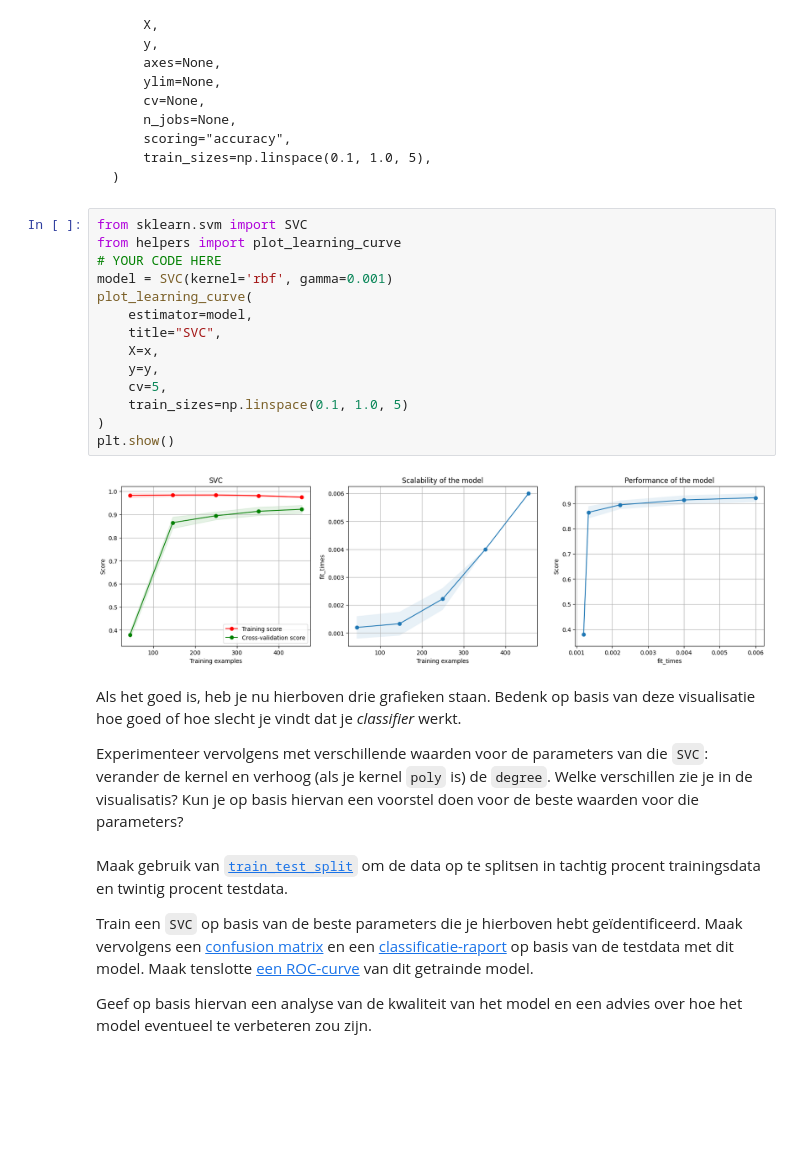
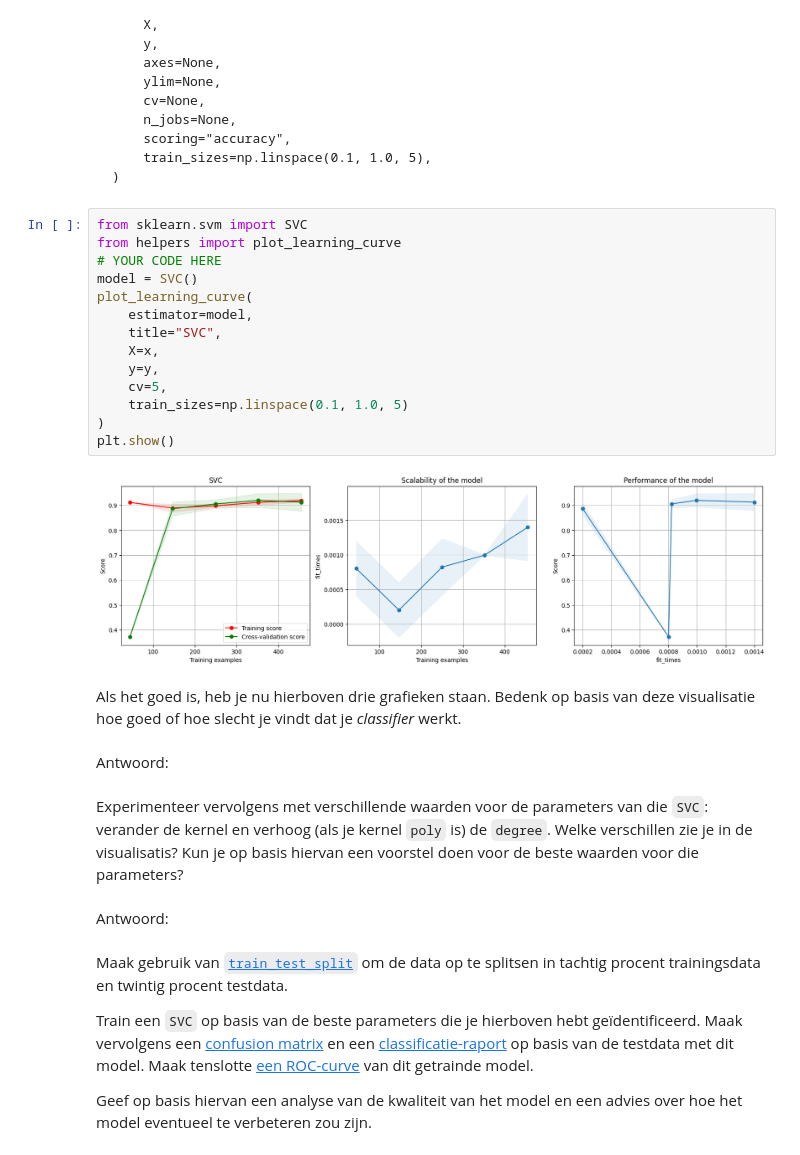
Before and after one commit to graatje/Machine-Learning, a Jupyter notebook: Opdracht model-evaluatie.ipynb, the cells around one changed output. Cells and saved outputs as stored; diff of their text form; blank space fills up the shorter version.

```diff
--- a/Opdracht model-evaluatie.ipynb
+++ b/Opdracht model-evaluatie.ipynb
@@ -58,23 +58,28 @@ plot_learning_curve(
 # %%
 from sklearn.svm import SVC
 from helpers import plot_learning_curve
 # YOUR CODE HERE
-model = SVC(kernel='rbf', gamma=0.001)
+model = SVC()
 plot_learning_curve(
     estimator=model,
     title="SVC",
     X=x,
     y=y,
     cv=5,
     train_sizes=np.linspace(0.1, 1.0, 5)
 )
 plt.show()
 # %% [output]
-[figure, old version]
+[figure, new version]
+# %% [markdown]
+Als het goed is, heb je nu hierboven drie grafieken staan. Bedenk op basis van deze visualisatie hoe goed of hoe slecht je vindt dat je *classifier* werkt.
+# %% [markdown]
+Antwoord:
 # %% [markdown]
-Als het goed is, heb je nu hierboven drie grafieken staan. Bedenk op basis van deze visualisatie hoe goed of hoe slecht je vindt dat je *classifier* werkt.
 
 Experimenteer vervolgens met verschillende waarden voor de parameters van die `SVC`: verander de kernel en verhoog (als je kernel `poly` is) de `degree`.  Welke verschillen zie je in de visualisatis? Kun je op basis hiervan een voorstel doen voor de beste waarden voor die parameters?
+# %% [markdown]
+Antwoord:
 # %% [markdown]
 Maak gebruik van [`train_test_split`](https://scikit-learn.org/stable/modules/generated/sklearn.model_selection.train_test_split.html) om de data op te splitsen in tachtig procent trainingsdata en twintig procent testdata.
 
```
Also changed, not shown: parts of 2 cells of this notebook.
